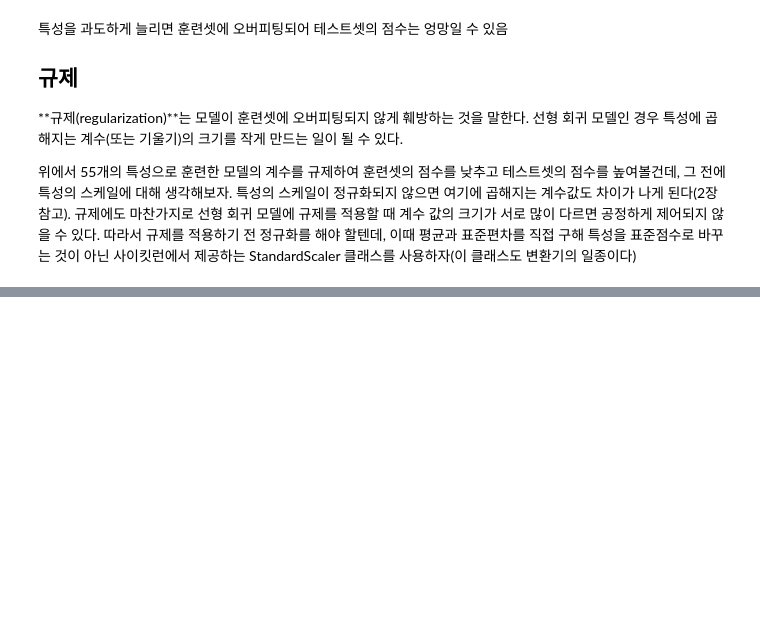
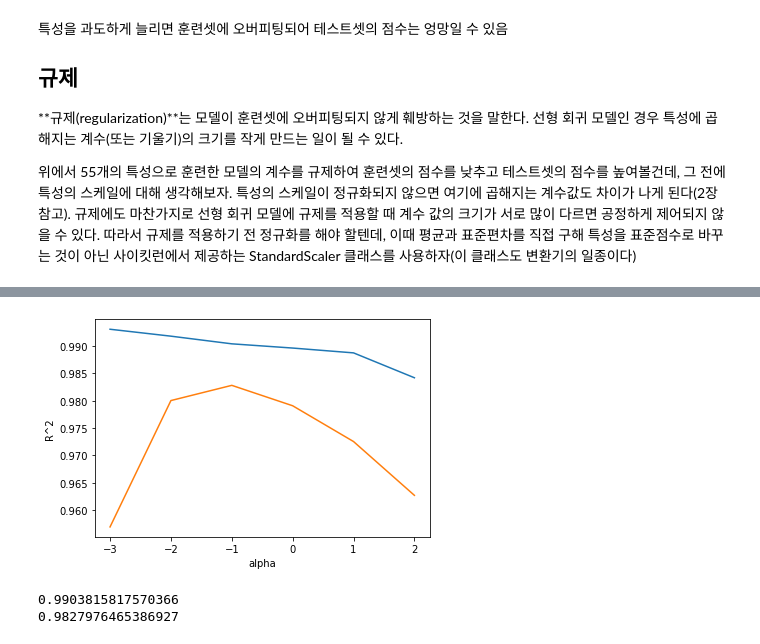
Before and after one commit to Idontknowrithm/ML-compilation_SelfDev, a Jupyter notebook: 3_3_특성_공학과_규제.ipynb, the cells around one changed output, grey strips where cells are left out. Saved outputs shown, nothing was run; the diff lists cells and outputs as text; code cells hidden in the pictures; blank space fills up the shorter version.

```diff
--- a/3_3_특성_공학과_규제.ipynb
+++ b/3_3_특성_공학과_규제.ipynb
@@ -130,0 +134,7 @@ test_scaled = ss.transform(test_poly)
+# %%
+from sklearn.linear_model import Ridge
+
+ridge = Ridge()
+ridge.fit(train_scaled, train_target)
+print(ridge.score(train_scaled, train_target))
+print(ridge.score(test_scaled, test_target))
@@ -130,0 +150,36 @@ test_scaled = ss.transform(test_poly)
+# %%
+# 맷플롯립 임포트 후 알파 값을 바꿀 때마다 score() 메서드 결과를 저장할 리스트 만들기
+import matplotlib.pyplot as plt
+
+train_score = []
+test_score = []
+
+# 알파 값을 0.001에서 100까지 10배씩 늘려가며 릿지 모델을 훈련
+alpha_list = [0.001, 0.01, 0.1, 1, 10, 100]
+for alpha in alpha_list:
+    ridge = Ridge(alpha=alpha)
+    ridge.fit(train_scaled, train_target)
+
+    train_score.append(ridge.score(train_scaled, train_target))
+    test_score.append(ridge.score(test_scaled, test_target))
+
+# 그래프 그리기
+# 0.001부터 100까지이므로 로그를 이용해
+# 그래프를 보기 좋게 바꾸기
+plt.plot(np.log10(alpha_list), train_score)
+plt.plot(np.log10(alpha_list), test_score)
+plt.xlabel('alpha')
+plt.ylabel('R^2')
+plt.show()
+# %% [output]
+[figure, added]
+# %%
+# -1에서 훈련셋과 테스트셋의 차이가 가장 적으므로, 즉
+# -1에서 오버피팅이 가장 적으므로 최적 알파 값은 0.1
+ridge = Ridge(alpha=0.1)
+ridge.fit(train_scaled, train_target)
+print(ridge.score(train_scaled, train_target))
+print(ridge.score(test_scaled, test_target))
+# %% [output]
+0.9903815817570366
+0.9827976465386927
```
Also changed, not shown: parts of 8 cells of this notebook.
